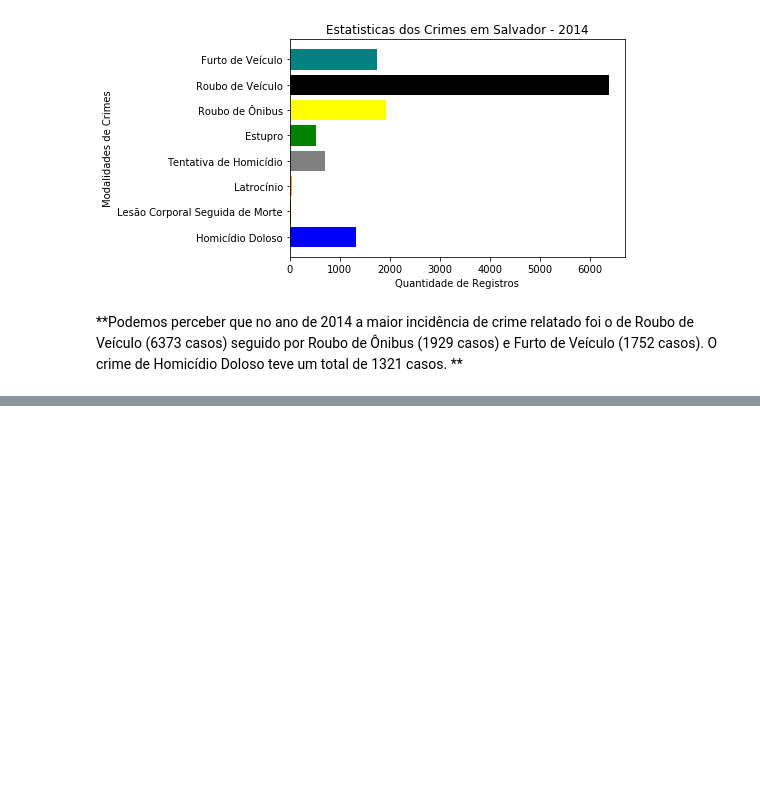
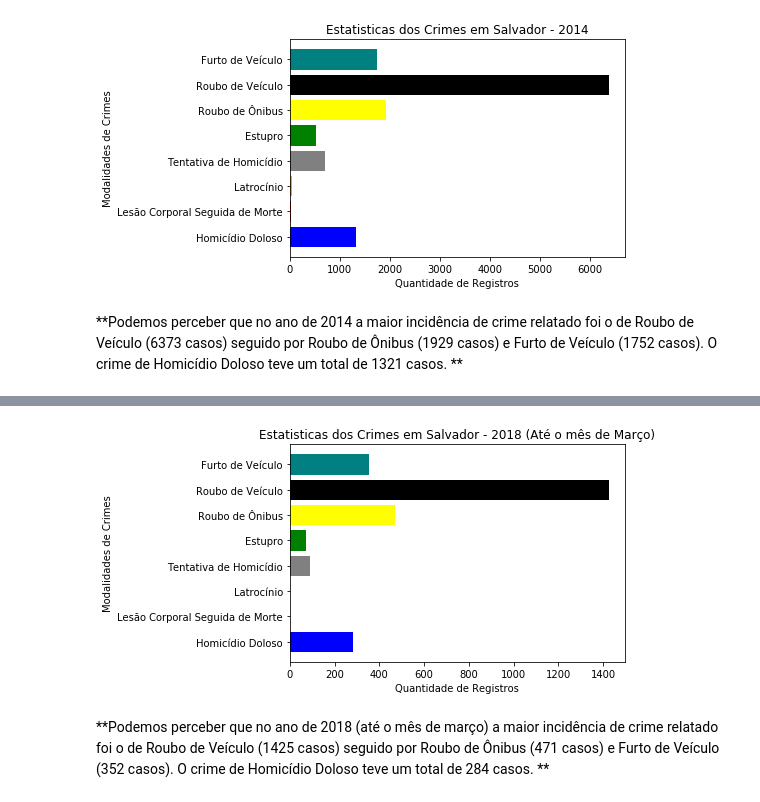
Before and after one commit to jcpsantos/projeto_safe_salvador, a Jupyter notebook: dados_seg_pub_ssa.ipynb, the cells around one changed output, grey strips where cells are left out. Cells and saved outputs as stored; diff of their text form; code cells hidden in the pictures; blank space fills up the shorter version.

```diff
--- a/dados_seg_pub_ssa.ipynb
+++ b/dados_seg_pub_ssa.ipynb
@@ -493,0 +653,17 @@ O crime de Homicídio Doloso teve um total de 1321 casos. **
+# %%
+#Ano 2018
+ano = 2018
+total2018 = ds_total.query('ano == 2018 and aisp == "TOTAL DA CAPITAL"')
+lista2018 = [total2018['homicídio doloso'].unique()[0], total2018['lesão corporal seguida de morte'].unique()[0],
+             total2018['latrocínio'].unique()[0], total2018['tentativa de homicídio'].unique()[0],
+             total2018['estupro'].unique()[0], total2018['roubo a ônibus'].unique()[0], total2018['roubo de veículo'].unique()[0],
+             total2018['furto de veículo'].unique()[0]]
+
+print("Total de Homicídio Doloso em 2018: {0}".format(lista2018[0]))
+print("Total de Lesão Corporal seguida de Morte em 2018: {0}".format(lista2018[1]))
+print("Total de Latrocínio em 2018: {0}".format(lista2018[2]))
+print("Total de Tentativa de Homicídio em 2018: {0}".format(lista2018[3]))
+print("Total de Estupro em 2018: {0}".format(lista2018[4]))
+print("Total de Roubo de Ônibus em 2018: {0}".format(lista2018[5]))
+print("Total de Roubo de Veículo em 2018: {0}".format(lista2018[6]))
+print("Total de Furto de Veículo em 2018: {0}".format(lista2018[7]))
@@ -493,0 +679,27 @@ O crime de Homicídio Doloso teve um total de 1321 casos. **
+# %%
+#Melhorando os valores
+lista2018[0] = 284
+lista2018[1] = 1
+lista2018[2] = 2
+lista2018[3] = 91
+lista2018[4] = 71
+lista2018[5] = 471
+lista2018[6] = 1425
+lista2018[7] = 352
+# %%
+locations = [1, 2, 3, 4, 5, 6, 7, 8]
+heights = [(lista2018[0]), (lista2018[1]), (lista2018[2]), (lista2018[3]), (lista2018[4]), (lista2018[5]),
+          (lista2018[6]), (lista2018[7])]
+labels = ['Homicídio Doloso', 'Lesão Corporal Seguida de Morte', 'Latrocínio', 'Tentativa de Homicídio', 'Estupro',
+          'Roubo de Ônibus', 'Roubo de Veículo', 'Furto de Veículo']
+colors = ['blue', 'red', 'orange', 'gray', 'green', 'yellow', 'black', 'teal']
+plt.barh(locations, heights, align='center', color= colors, ecolor='black',tick_label=labels )
+plt.title('Estatisticas dos Crimes em Salvador - 2018 (Até o mês de Março)')
+plt.xlabel('Quantidade de Registros')
+plt.ylabel('Modalidades de Crimes')
+plt.width = 1.0
+# %% [output]
+[figure, added]
+# %% [markdown]
+**Podemos perceber que no ano de 2018 (até o mês de março) a maior incidência de crime relatado foi o de Roubo de Veículo (1425 casos) seguido por Roubo de Ônibus (471 casos) e Furto de Veículo (352 casos).
+O crime de Homicídio Doloso teve um total de 284 casos. **
```
Also changed, not shown: parts of 13 cells of this notebook.
